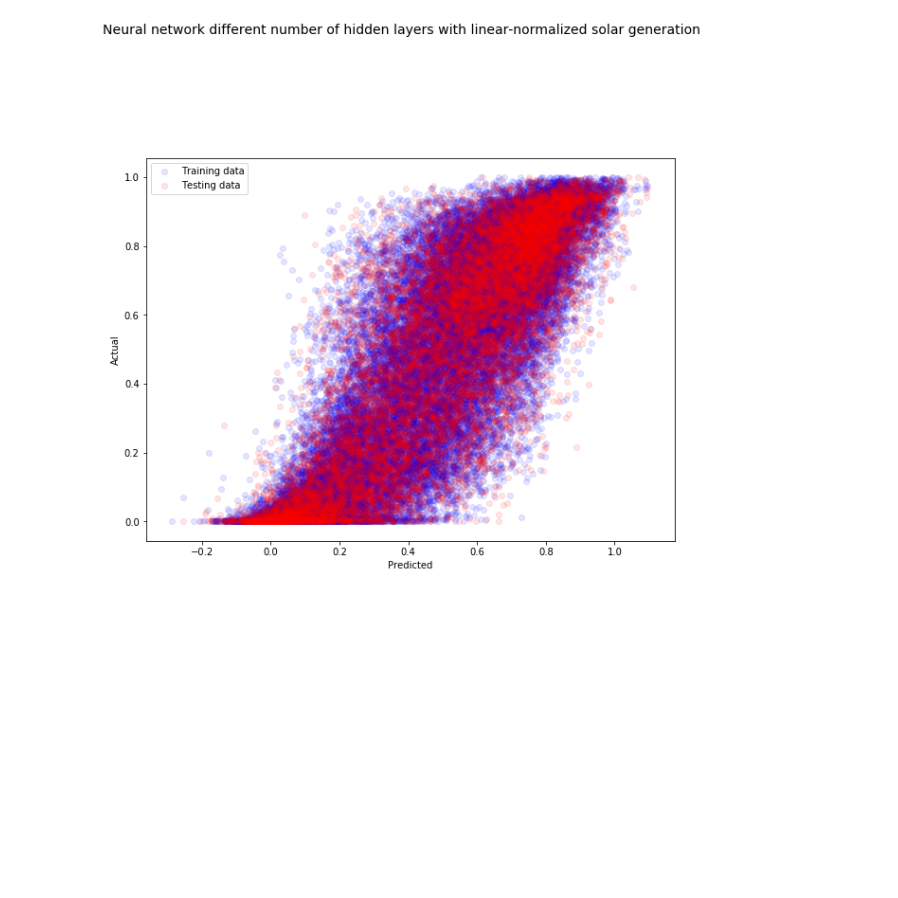
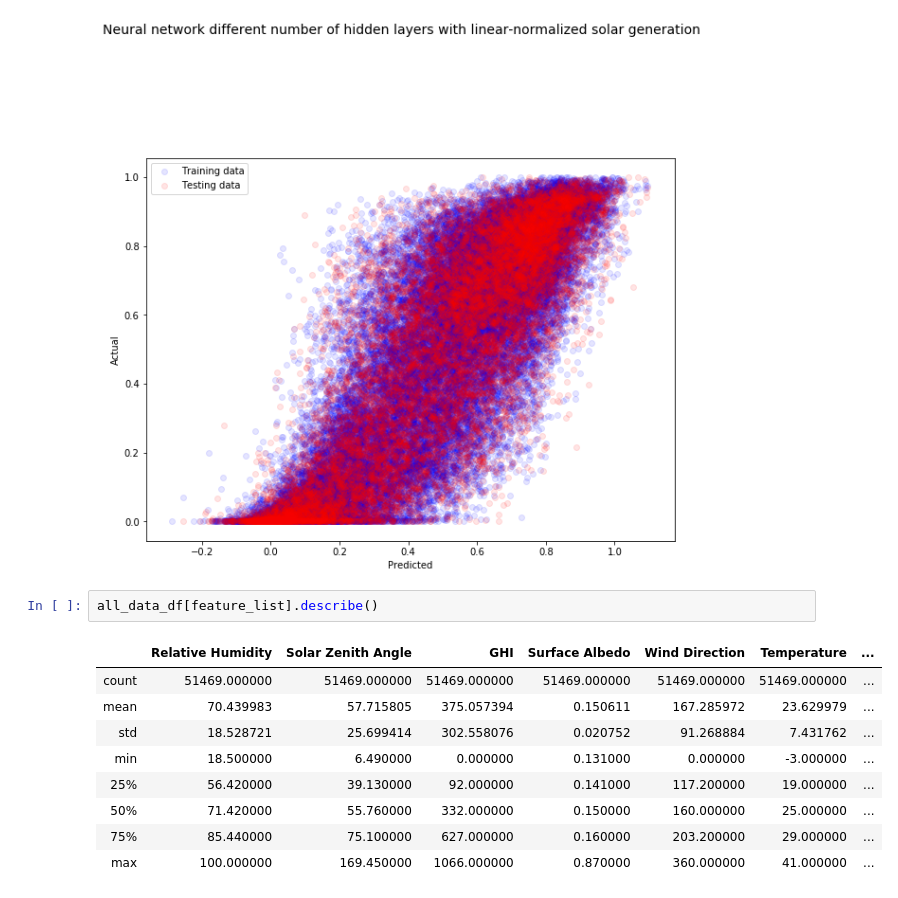
Before and after one commit to UW-EnergyForecaster/EnergyForecasters, a Jupyter notebook: examples/neural_network_plus_normalized_by_120_days_max.ipynb, the cells around one changed output. Drawn from its saved outputs; the diff is of its cells as text; blank space fills up the shorter version.

```diff
--- a/examples/neural_network_plus_normalized_by_120_days_max.ipynb
+++ b/examples/neural_network_plus_normalized_by_120_days_max.ipynb
@@ -203,3 +327,15 @@ R-squared of training data is: 0.557
  -0.05675140657767147,
  1.0567514093797523)
 [figure]
+# %%
+all_data_df[feature_list].describe()
+# %% [output]
+|  | Relative Humidity | Solar Zenith Angle | GHI | Surface Albedo | Wind Direction | Temperature | ... |
+| count | 51469.000000 | 51469.000000 | 51469.000000 | 51469.000000 | 51469.000000 | 51469.000000 | ... |
+| mean | 70.439983 | 57.715805 | 375.057394 | 0.150611 | 167.285972 | 23.629979 | ... |
+| std | 18.528721 | 25.699414 | 302.558076 | 0.020752 | 91.268884 | 7.431762 | ... |
+| min | 18.500000 | 6.490000 | 0.000000 | 0.131000 | 0.000000 | -3.000000 | ... |
+| 25% | 56.420000 | 39.130000 | 92.000000 | 0.141000 | 117.200000 | 19.000000 | ... |
+| 50% | 71.420000 | 55.760000 | 332.000000 | 0.150000 | 160.000000 | 25.000000 | ... |
+| 75% | 85.440000 | 75.100000 | 627.000000 | 0.160000 | 203.200000 | 29.000000 | ... |
+| max | 100.000000 | 169.450000 | 1066.000000 | 0.870000 | 360.000000 | 41.000000 | ... |
```
Also changed, not shown: parts of 6 cells of this notebook, 1 other file.
